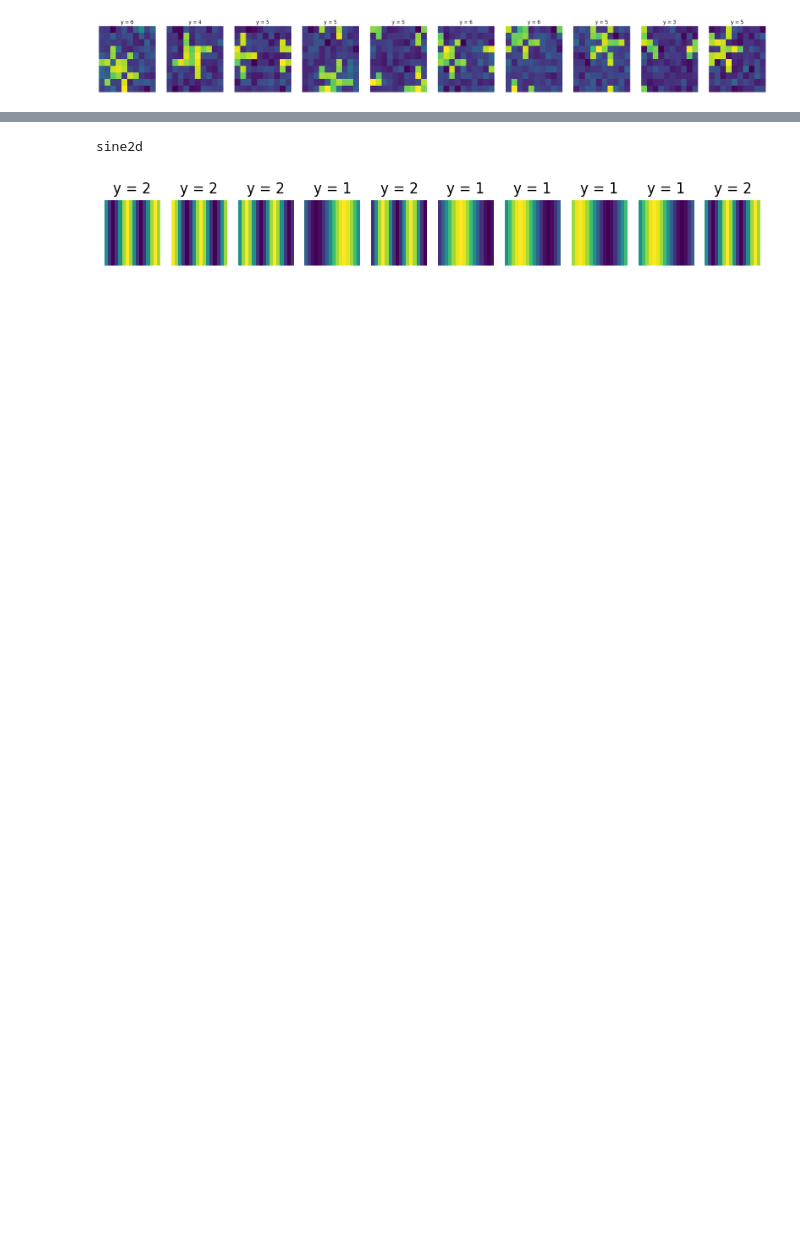
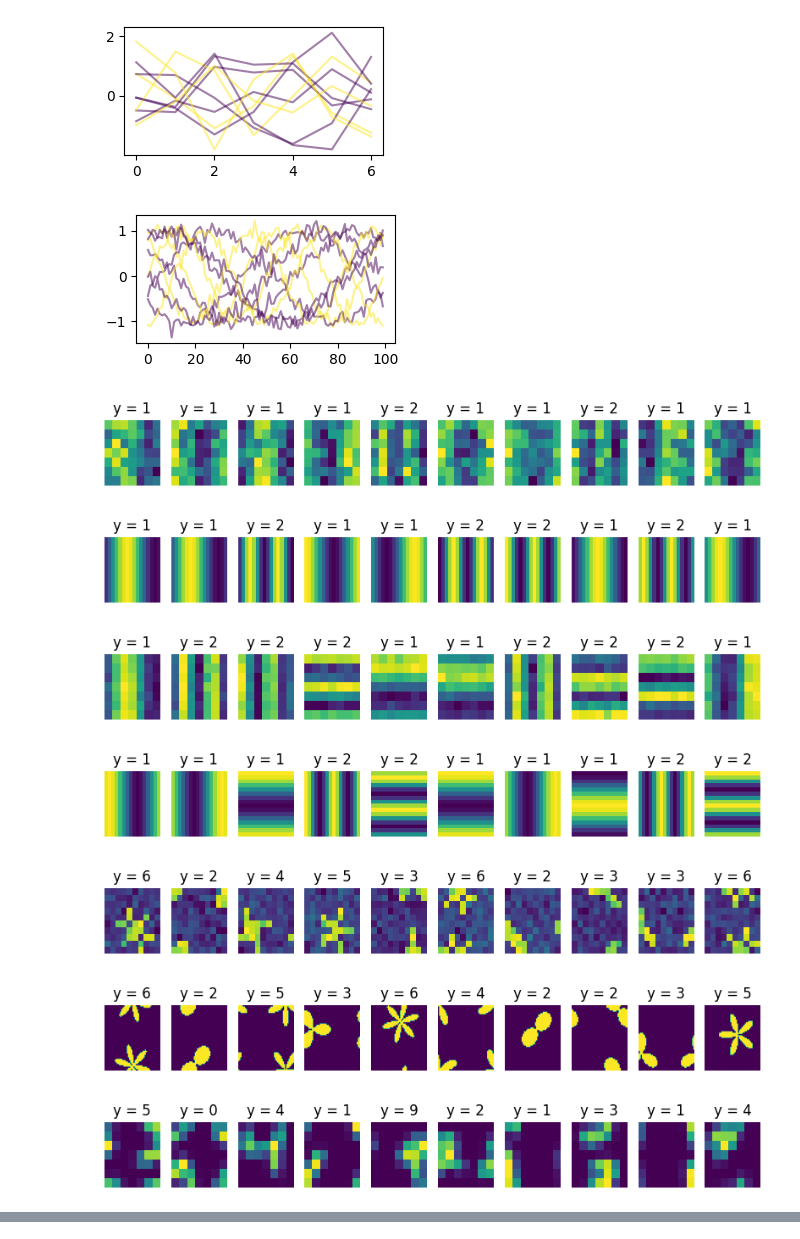
Before and after one commit to elidub/SymPDE, a Jupyter notebook: notebooks_symlie/data_generation.ipynb, the cells around one changed output, grey strips where cells are left out. Cells and saved outputs as stored; diff of their text form; code cells hidden in the pictures; blank space fills up the shorter version.

```diff
--- a/notebooks_symlie/data_generation.ipynb
+++ b/notebooks_symlie/data_generation.ipynb
@@ -15,18 +15,27 @@ from data.generate_data import datasets
-# %%
-def plot_data(dataset, data_kwargs_list = ['data_kwargs'], N_plot=5):
-    for data_kwargs in data_kwargs_list:
-        create_data = Create2dData(dataset['create_sample_func'], dataset[data_kwargs], dataset['transform_kwargs'])
-        out = create_data(N = N_plot)
-        x, y = out['x'].reshape(N_plot, *dataset[data_kwargs]['grid_size']), out['y']
-        dataset['plot_func'](x, y, l = 3)
 # %%
-dataset = {
-    'create_sample_func' : flower,
-    'plot_func'          : plot2d,
-    'data_kwargs'        : {'grid_size':(10, 10), 'noise_std':0.1, 'y_low':2, 'y_high':7},
-    'transform_kwargs'   : {'eps_mult':[0., 1., 1., 1.], 'only_flip' : False},
-}
+datasets = {'flower':  {
+        'create_sample_func' : flower,
+        'plot_func'          : plot2d,
+        'data_kwargs'        : {'grid_size':(10, 10), 'noise_std':0.1, 'y_low':2, 'y_high':7},
+        'transform_kwargs'   : {'eps_mult':[0., 1., 1., 1.], 'only_flip' : False},
+        'data_kwargs_show'   : {'grid_size':(50, 50), 'noise_std':0.00, 'y_low':2, 'y_high':7},
+}}
 
-plot_data(dataset, N_plot=10)
+from data.generate_data import datasets
+
+for dataset_name, dataset in datasets.items():
+    l = 1 if dataset_name != 'sine1d' else 1/3
+    plot_data(dataset, N_plot=10, l=l, data_kwargs_list = [
+        'data_kwargs',
+        'data_kwargs_show',
+    ])
 # %% [output]
-[figure, old version]
+[figure, new version]
+[figure, added]
+[figure, added]
+[figure, added]
+[figure, added]
+[figure, added]
+[figure, added]
+[figure, added]
+[figure, added]
@@ -33,36 +42,0 @@ plot_data(dataset, N_plot=10)
-# %%
-N_plot = 10
-
-
-data_kwargs_sine1d      = {'grid_size':(1, 7), 'noise_std':0.5, 'y_low':1, 'y_high':3}
-transform_kwargs_sine1d = {'eps_mult':[0., 0., 1., 0.], 'only_flip' : False}
-
-data_kwargs_sine2d      = {'grid_size':(7, 7), 'noise_std':0.5, 'y_low':1, 'y_high':3}
-data_kwargs_sine2d      = {'grid_size':(16, 16), 'noise_std':0.0, 'y_low':1, 'y_high':3}
-transform_kwargs_sine2d = {'eps_mult':[0., 0., 1., 1.], 'only_flip' : False}
-
-data_kwargs_flower      = NotImplemented
-transform_kwargs_flower = NotImplemented
-
-data_kwargs_mnist      = {'grid_size':(7, 7), 'noise_std':0.5}
-transform_kwargs_mnist = {'eps_mult':[0., 1., 1., 1.], 'only_flip' : False}
-
-datasets = {
-    # 'sine1d' : {'create_sample_func' : sine1d, 'plot_func' : plot1d, 'data_kwargs': data_kwargs_sine1d, 'transform_kwargs' : transform_kwargs_sine1d},
-    'sine2d' : {'create_sample_func' : sine2d, 'plot_func' : plot2d, 'data_kwargs': data_kwargs_sine2d, 'transform_kwargs' : transform_kwargs_sine2d},
-    # 'flower' : {'create_sample_func' : flower, 'plot_func' : plot2d, 'data_kwargs': data_kwargs_sine1d, 'transform_kwargs' : transform_kwargs_sine1d},
-    # 'mnist'  : {'create_sample_func'  : mnist, 'plot_func' : plot2d, 'data_kwargs': data_kwargs_mnist, 'transform_kwargs' : transform_kwargs_mnist},
-}
-
-for dataset_name, dataset in datasets.items():
-    print(dataset_name)
-
-    create_data = Create2dData(dataset['create_sample_func'], dataset['data_kwargs'], dataset['transform_kwargs'])
-
-    out = create_data(N = N_plot)
-    x, y = out['x'].reshape(N_plot, *dataset['data_kwargs']['grid_size']), out['y']
-
-    dataset['plot_func'](x, y)
-# %% [output]
-sine2d
-[figure, removed]
```
Also changed, not shown: parts of 11 cells of this notebook, 3 other files.
